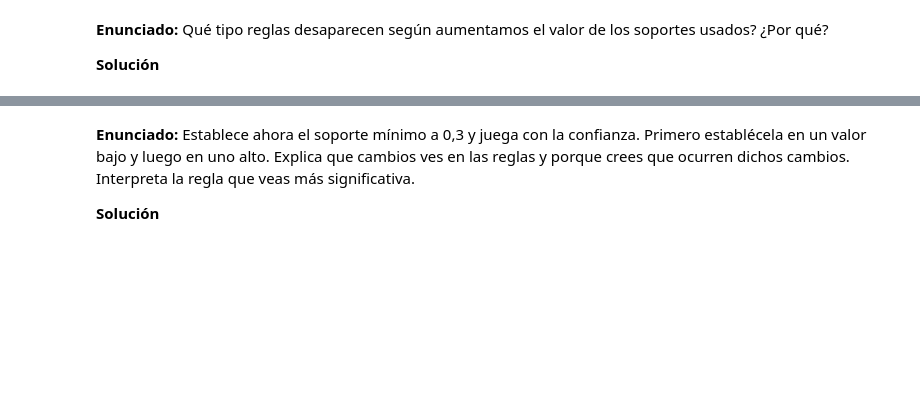
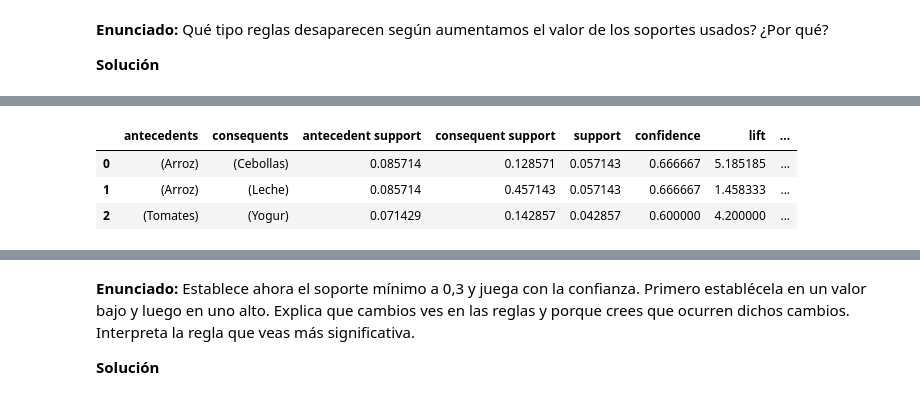
Before and after one commit to Carmoruda/Data_Mining, a Jupyter notebook: LAB02/Practica_1_GRUPOC5.ipynb, the cells around one changed output, grey strips where cells are left out. Cells and saved outputs as stored; diff of their text form; code cells hidden in the pictures; blank space fills up the shorter version.

```diff
--- a/LAB02/Practica_1_GRUPOC5.ipynb
+++ b/LAB02/Practica_1_GRUPOC5.ipynb
@@ -21,0 +282,9 @@ que se obtienen con dicho soporte.
+# %%
+itemsets_frecuentes = apriori(df, min_support, use_colnames=True)
+reglas = association_rules(itemsets_frecuentes, metric="confidence", min_threshold=0.6)
+reglas[(reglas['confidence'] > 0.6)]
+# %% [output]
+|  | antecedents | consequents | antecedent support | consequent support | support | confidence | lift | ... |
+| 0 | (Arroz) | (Cebollas) | 0.085714 | 0.128571 | 0.057143 | 0.666667 | 5.185185 | ... |
+| 1 | (Arroz) | (Leche) | 0.085714 | 0.457143 | 0.057143 | 0.666667 | 1.458333 | ... |
+| 2 | (Tomates) | (Yogur) | 0.071429 | 0.142857 | 0.042857 | 0.600000 | 4.200000 | ... |
```
Also changed, not shown: parts of 24 cells of this notebook, 1 other file.
